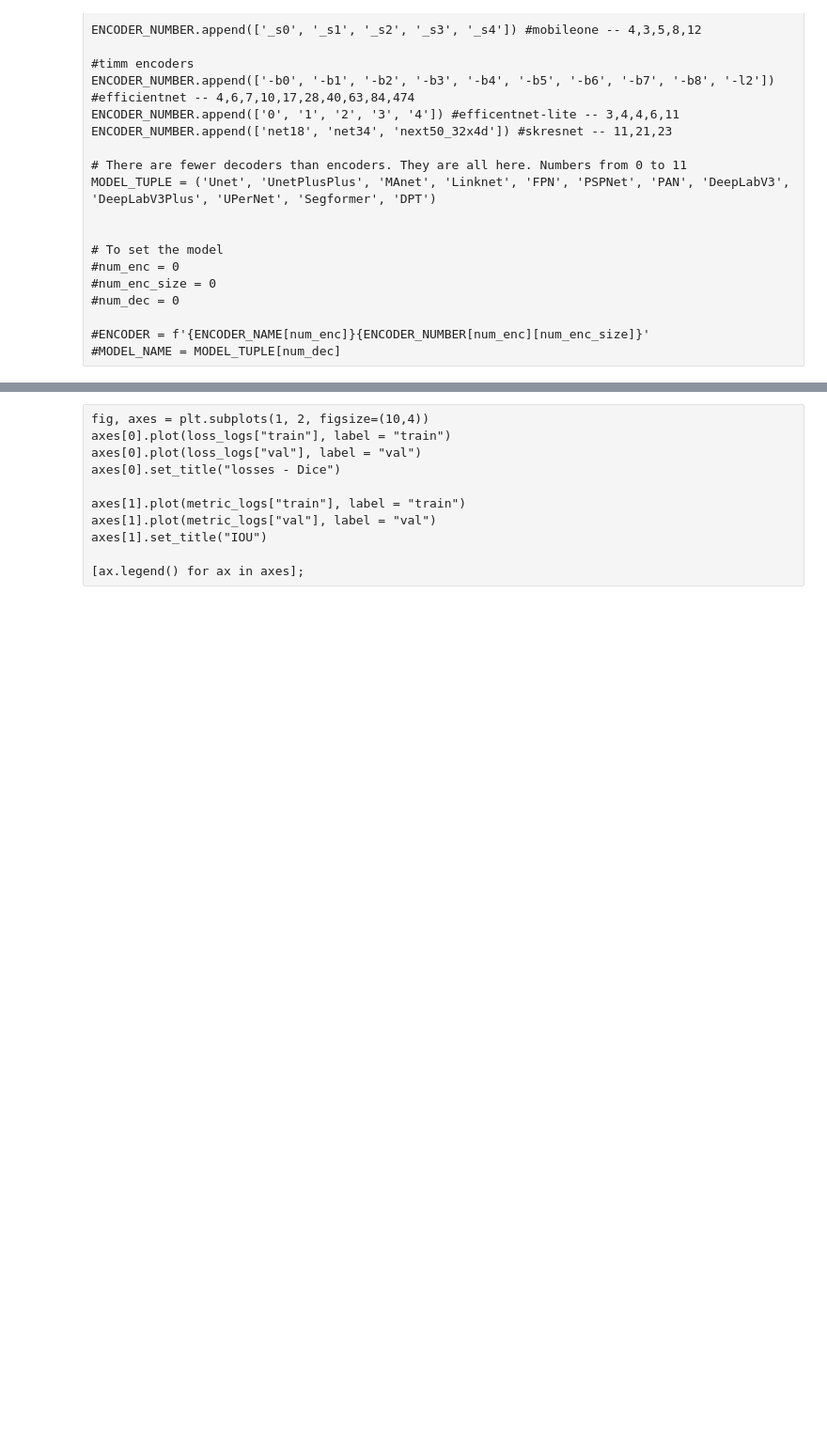
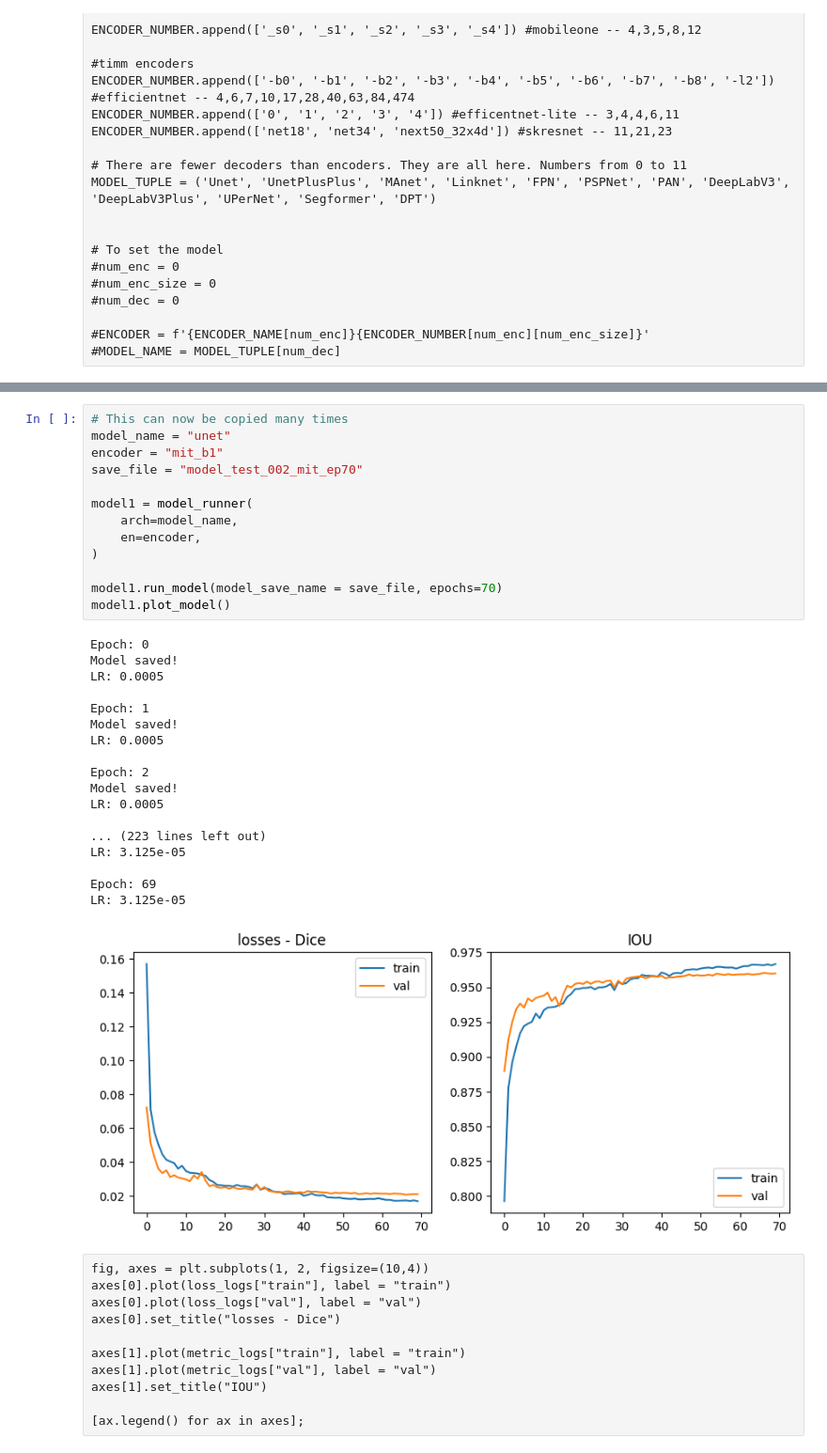
Before and after one commit to nikerdon/ML_2025_Offroad, a Jupyter notebook: off_road_seg_model_v2.ipynb, the cells around one changed output, grey strips where cells are left out. Shown at 94% size. Saved outputs shown, nothing was run; the diff lists cells and outputs as text; blank space fills up the shorter version.

```diff
--- a/off_road_seg_model_v2.ipynb
+++ b/off_road_seg_model_v2.ipynb
@@ -526,3 +545,35 @@ model1.plot_model()
+# %%
+# This can now be copied many times
+model_name = "unet"
+encoder = "mit_b1"
+save_file = "model_test_002_mit_ep70"
+
+model1 = model_runner(
+    arch=model_name,
+    en=encoder,
+)
+
+model1.run_model(model_save_name = save_file, epochs=70)
+model1.plot_model()
+# %% [output]
+Epoch: 0
+Model saved!
+LR: 0.0005
+
+Epoch: 1
+Model saved!
+LR: 0.0005
+
+Epoch: 2
+Model saved!
+LR: 0.0005
+
+... (223 lines left out)
+LR: 3.125e-05
+
+Epoch: 69
+LR: 3.125e-05
+[figure, added]
 # %% [raw]
 fig, axes = plt.subplots(1, 2, figsize=(10,4))
 axes[0].plot(loss_logs["train"], label = "train")
```
Also changed, not shown: parts of 6 cells of this notebook, 6 other files.
